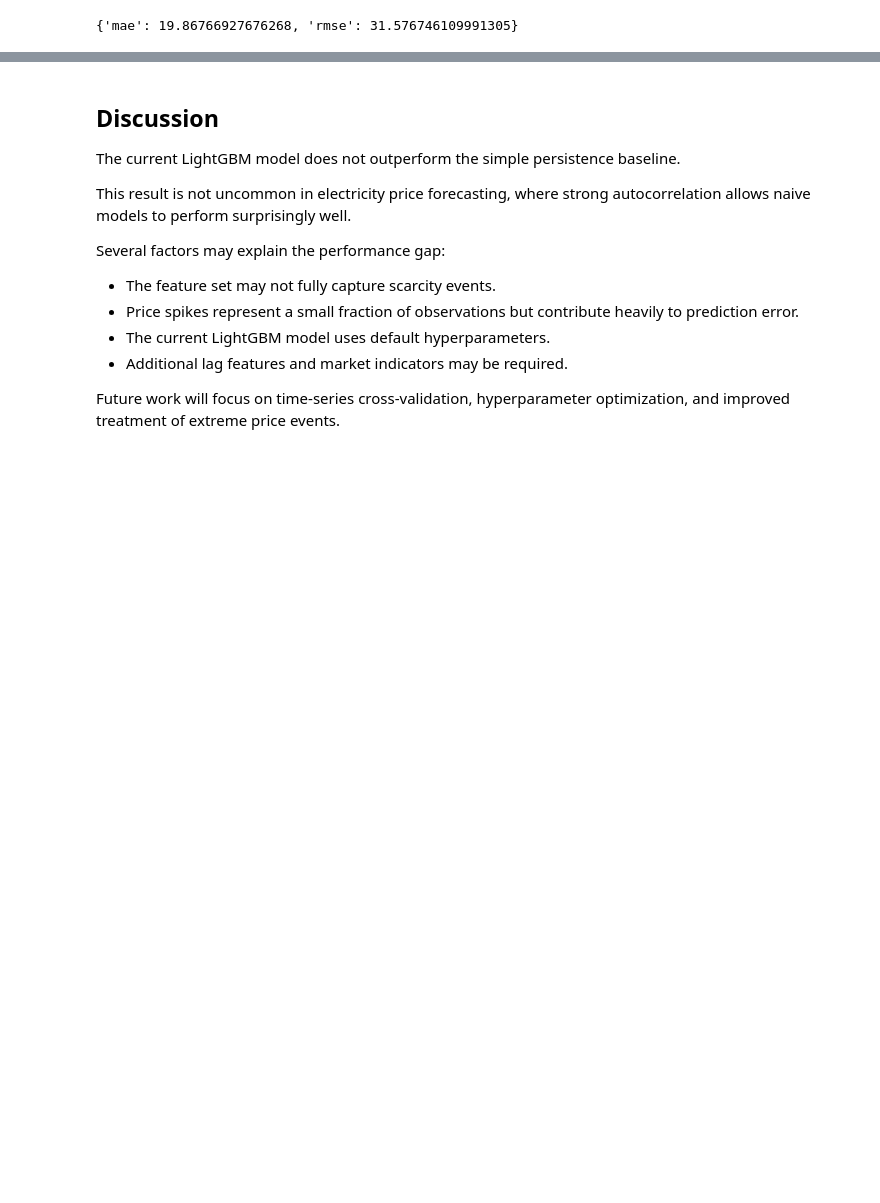
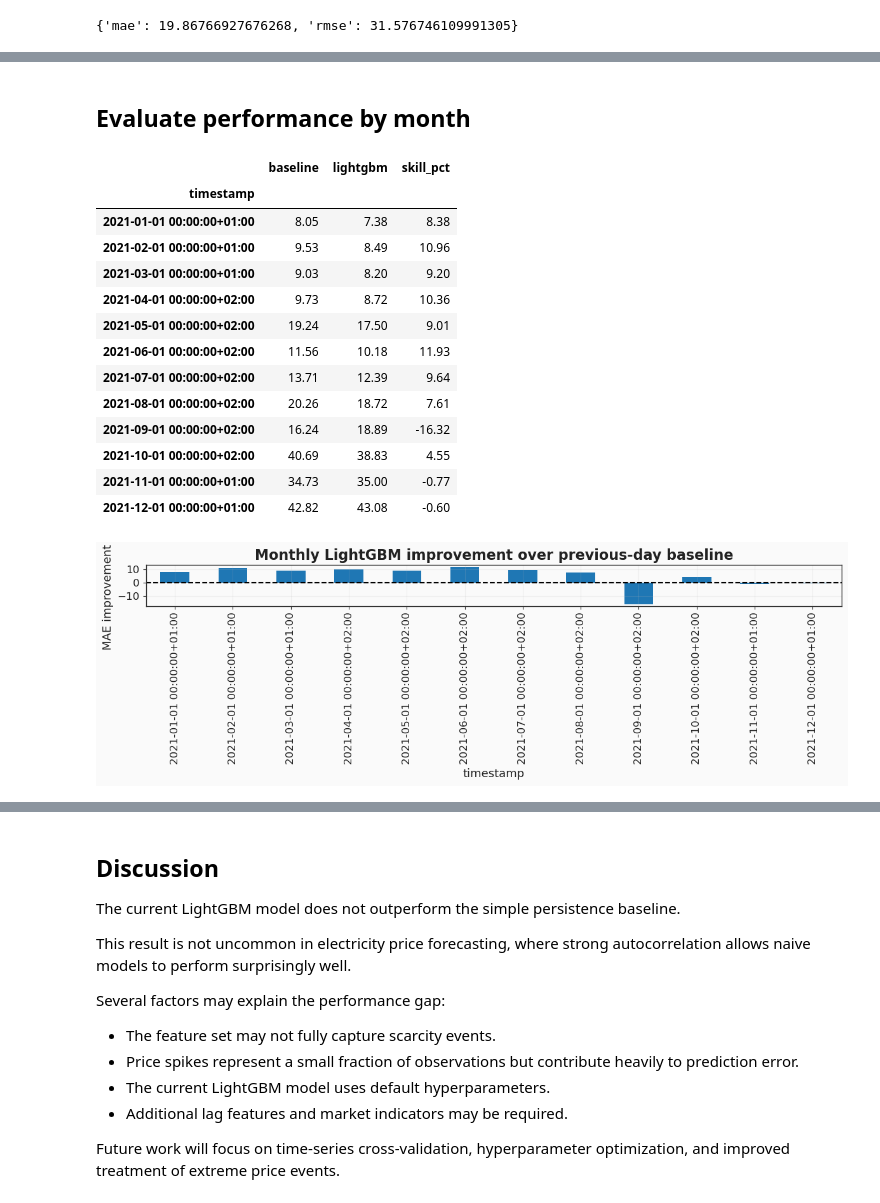
Before and after one commit to LisaBianConti/electricity-price-forecasting, a Jupyter notebook: notebooks/05_modelling.ipynb, the cells around one changed output, grey strips where cells are left out. Drawn from its saved outputs; the diff is of its cells as text; code cells hidden in the pictures; blank space fills up the shorter version.

Commit message:
elaborate evaluations

```diff
--- a/notebooks/05_modelling.ipynb
+++ b/notebooks/05_modelling.ipynb
@@ -744,0 +492,20 @@ Lightgbm feature importance indicates day-ahead price is the most influencial, f
+# %%
+assert X_val_1.index.equals(y_val_1.index)
+assert df_lightgbm_val.index.equals(y_val_1.index)
+
+evaluation_df = pd.DataFrame(index = y_val_1.index)
+
+evaluation_df["actual"] = y_val_1
+
+evaluation_df["previous_day"] = df_lightgbm_val["price_lag_24"]
+evaluation_df["previous_week"] = df_lightgbm_val["price_lag_168"]
+
+evaluation_df["lgb_absolute"] = y_predict_1
+evaluation_df["lgb_delta_full"] = pred_price_w_delta
+
+evaluation_df["lgb_delta_025"] = (
+    evaluation_df["previous_day"] +
+    0.25 * pd.Series(pred_delta, index = evaluation_df.index)
+)
+
+evaluation_df["ridge"] = y_val_ridge
@@ -744,0 +572,51 @@ Lightgbm feature importance indicates day-ahead price is the most influencial, f
+# %% [markdown]
+## Evaluate performance by month
+# %%
+monthly_errors = pd.DataFrame(
+    {
+        "baseline": (
+            evaluation_df["actual"] - evaluation_df["previous_day"]
+        ).abs(),
+
+        "lightgbm": (
+            evaluation_df["actual"] - evaluation_df["lgb_delta_025"]
+        ).abs()
+    }
+)
+
+monthly_mae = monthly_errors.resample("MS").mean()
+
+monthly_mae["skill_pct"] = (
+    100 * (
+        1 - monthly_mae["lightgbm"] / monthly_mae["baseline"]
+    )
+)
+
+display(monthly_mae.round(2))
+
+monthly_mae["skill_pct"].plot(
+    kind = "bar",
+    figsize = (12, 4),
+    title = "Monthly LightGBM improvement over previous-day baseline",
+    ylabel = "MAE improvement (%)"
+)
+
+plt.axhline(0, color = 'black', linestyle = "--")
+plt.tight_layout()
+plt.show()
+# %% [output]
+|  | baseline | lightgbm | skill_pct |
+| timestamp |  |  |  |
+| 2021-01-01 00:00:00+01:00 | 8.05 | 7.38 | 8.38 |
+| 2021-02-01 00:00:00+01:00 | 9.53 | 8.49 | 10.96 |
+| 2021-03-01 00:00:00+01:00 | 9.03 | 8.20 | 9.20 |
+| 2021-04-01 00:00:00+02:00 | 9.73 | 8.72 | 10.36 |
+| 2021-05-01 00:00:00+02:00 | 19.24 | 17.50 | 9.01 |
+| 2021-06-01 00:00:00+02:00 | 11.56 | 10.18 | 11.93 |
+| 2021-07-01 00:00:00+02:00 | 13.71 | 12.39 | 9.64 |
+| 2021-08-01 00:00:00+02:00 | 20.26 | 18.72 | 7.61 |
+| 2021-09-01 00:00:00+02:00 | 16.24 | 18.89 | -16.32 |
+| 2021-10-01 00:00:00+02:00 | 40.69 | 38.83 | 4.55 |
+| 2021-11-01 00:00:00+01:00 | 34.73 | 35.00 | -0.77 |
+| 2021-12-01 00:00:00+01:00 | 42.82 | 43.08 | -0.60 |
+[figure, added]
```
Also changed, not shown: parts of 57 cells of this notebook.
